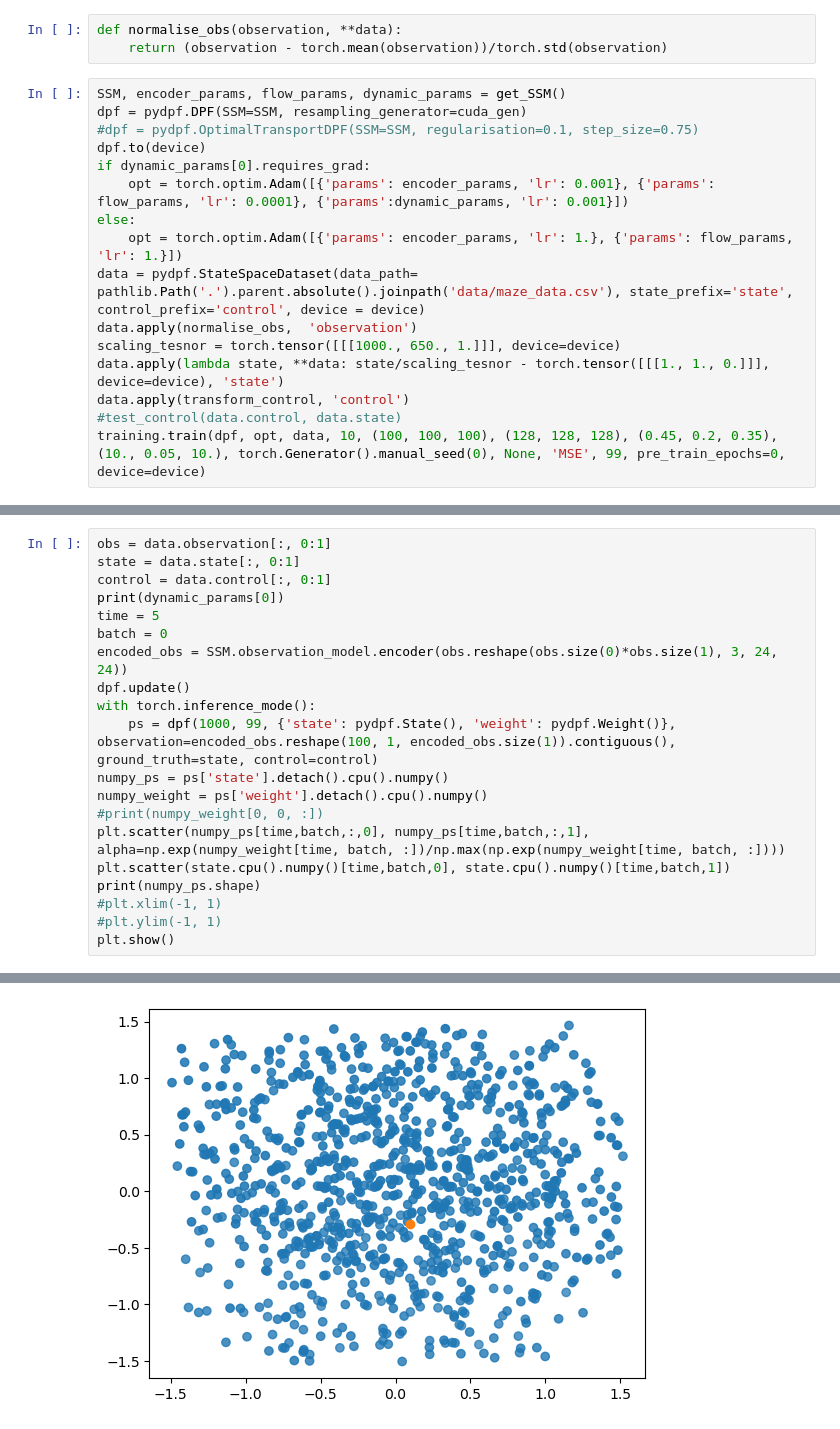
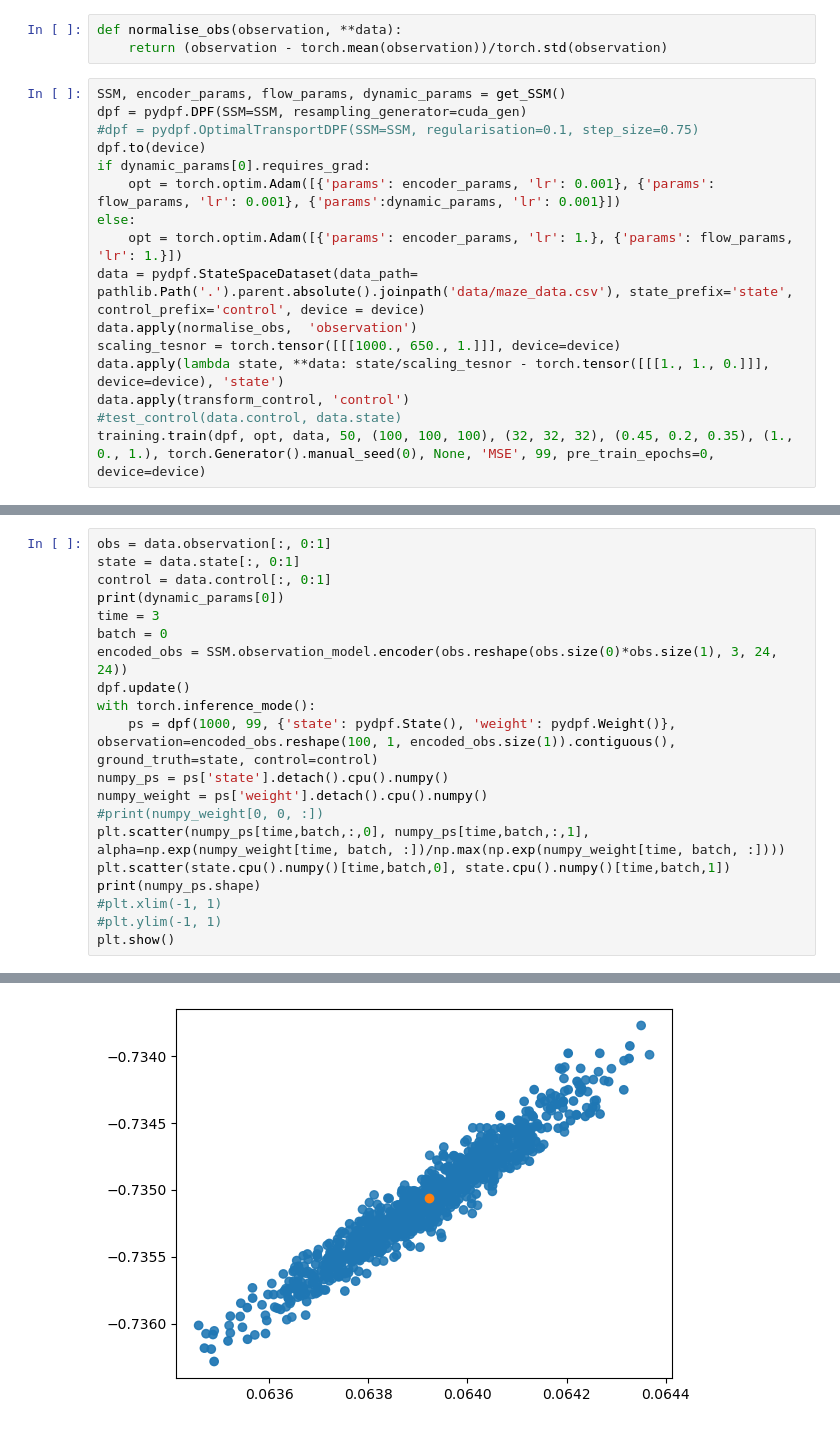
Before and after one commit to John-JoB/pydpf, a Jupyter notebook: jss_examples/Deep mind maze/Experiments.ipynb, the cells around one changed output, grey strips where cells are left out. Saved outputs shown, nothing was run; the diff lists cells and outputs as text.

```diff
--- a/jss_examples/Deep mind maze/Experiments.ipynb
+++ b/jss_examples/Deep mind maze/Experiments.ipynb
@@ -65,7 +66,7 @@ dpf = pydpf.DPF(SSM=SSM, resampling_generator=cuda_gen)
 #dpf = pydpf.OptimalTransportDPF(SSM=SSM, regularisation=0.1, step_size=0.75)
 dpf.to(device)
 if dynamic_params[0].requires_grad:
-    opt = torch.optim.Adam([{'params': encoder_params, 'lr': 0.001}, {'params': flow_params, 'lr': 0.0001}, {'params':dynamic_params, 'lr': 0.001}])
+    opt = torch.optim.Adam([{'params': encoder_params, 'lr': 0.001}, {'params': flow_params, 'lr': 0.001}, {'params':dynamic_params, 'lr': 0.001}])
 else:
     opt = torch.optim.Adam([{'params': encoder_params, 'lr': 1.}, {'params': flow_params, 'lr': 1.}])
 data = pydpf.StateSpaceDataset(data_path= pathlib.Path('.').parent.absolute().joinpath('data/maze_data.csv'), state_prefix='state', control_prefix='control', device = device)
@@ -74,5 +75,5 @@ scaling_tesnor = torch.tensor([[[1000., 650., 1.]]], device=device)
 data.apply(lambda state, **data: state/scaling_tesnor - torch.tensor([[[1., 1., 0.]]], device=device), 'state')
 data.apply(transform_control, 'control')
 #test_control(data.control, data.state)
-training.train(dpf, opt, data, 10, (100, 100, 100), (128, 128, 128), (0.45, 0.2, 0.35), (10., 0.05, 10.), torch.Generator().manual_seed(0), None, 'MSE', 99, pre_train_epochs=0, device=device)
+training.train(dpf, opt, data, 50, (100, 100, 100), (32, 32, 32), (0.45, 0.2, 0.35), (1., 0., 1.), torch.Generator().manual_seed(0), None, 'MSE', 99, pre_train_epochs=0, device=device)
 # %% [output]
@@ -99,7 +94,7 @@ obs = data.observation[:, 0:1]
 state = data.state[:, 0:1]
 control = data.control[:, 0:1]
 print(dynamic_params[0])
-time = 5
+time = 3
 batch = 0
 encoded_obs = SSM.observation_model.encoder(obs.reshape(obs.size(0)*obs.size(1), 3, 24, 24))
 dpf.update()
@@ -122,2 +118,2 @@ tensor([[0.0066, 0.0000, 0.0000],
 (100, 1, 1000, 3)
-[figure, old version]
+[figure, new version]
```
Also changed, not shown: parts of 3 cells of this notebook, 3 other files.
